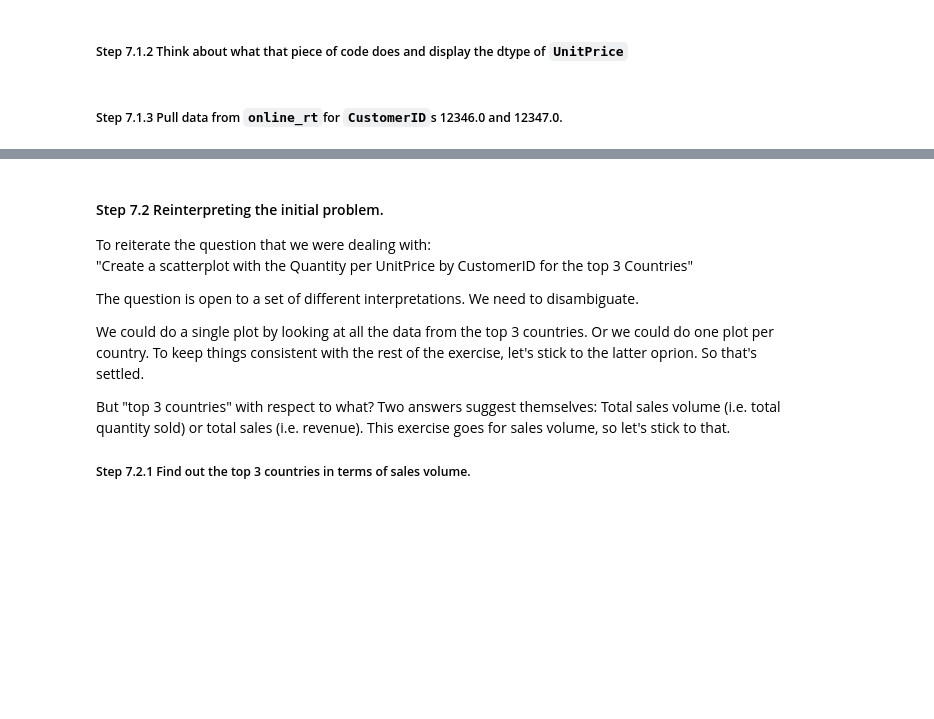
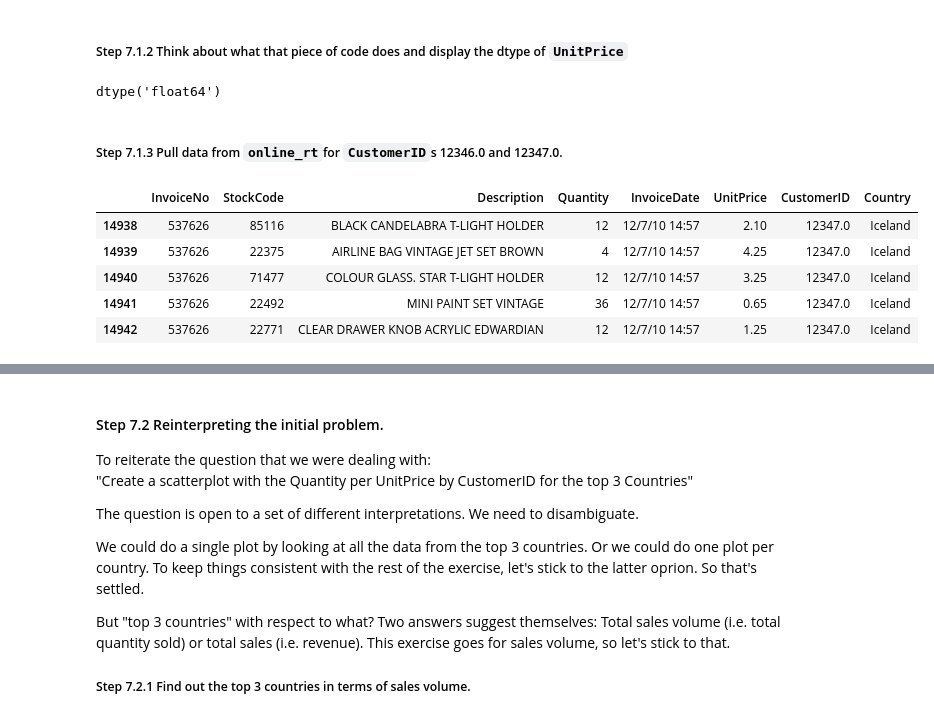
Before and after one commit to venusian2/pandas_exercises, a Jupyter notebook: 07_Visualization/Online_Retail/Exercises.ipynb, the cells around one changed output, grey strips where cells are left out. Saved outputs shown, nothing was run; the diff lists cells and outputs as text; code cells hidden in the pictures; blank space fills up the shorter version.

```diff
--- a/07_Visualization/Online_Retail/Exercises.ipynb
+++ b/07_Visualization/Online_Retail/Exercises.ipynb
@@ -55,4 +100,17 @@ This section might seem a bit tedious to go through. But I've thought of it as s
 # %% [markdown]
 ##### Step 7.1.2 Think about what that piece of code does and display the dtype of `UnitPrice`
+# %%
+customers['UnitPrice'].dtype
+# %% [output]
+dtype('float64')
 # %% [markdown]
 ##### Step 7.1.3 Pull data from `online_rt`for `CustomerID`s 12346.0 and 12347.0.
+# %%
+online_rt[online_rt['CustomerID'] == 12347.0].head()
+# %% [output]
+|  | InvoiceNo | StockCode | Description | Quantity | InvoiceDate | UnitPrice | CustomerID | Country |
+| 14938 | 537626 | 85116 | BLACK CANDELABRA T-LIGHT HOLDER | 12 | 12/7/10 14:57 | 2.10 | 12347.0 | Iceland |
+| 14939 | 537626 | 22375 | AIRLINE BAG VINTAGE JET SET BROWN | 4 | 12/7/10 14:57 | 4.25 | 12347.0 | Iceland |
+| 14940 | 537626 | 71477 | COLOUR GLASS. STAR T-LIGHT HOLDER | 12 | 12/7/10 14:57 | 3.25 | 12347.0 | Iceland |
+| 14941 | 537626 | 22492 | MINI PAINT SET VINTAGE | 36 | 12/7/10 14:57 | 0.65 | 12347.0 | Iceland |
+| 14942 | 537626 | 22771 | CLEAR DRAWER KNOB ACRYLIC EDWARDIAN | 12 | 12/7/10 14:57 | 1.25 | 12347.0 | Iceland |
```
Also changed, not shown: parts of 14 cells of this notebook.
